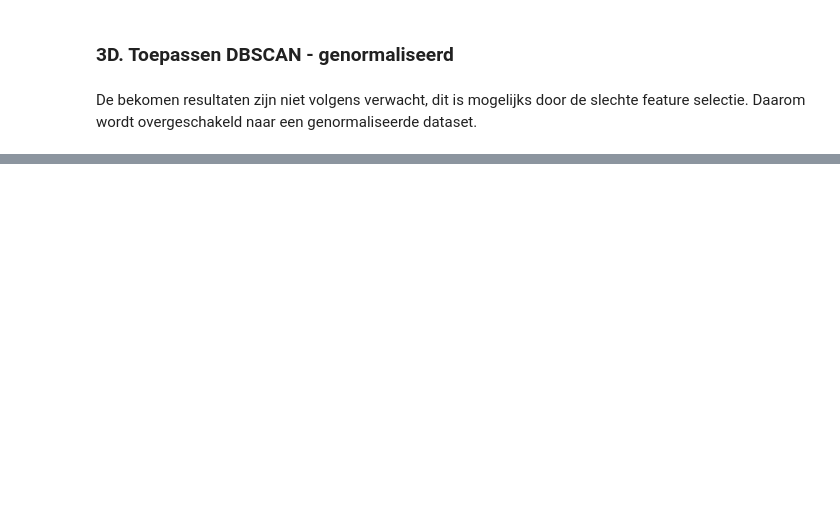
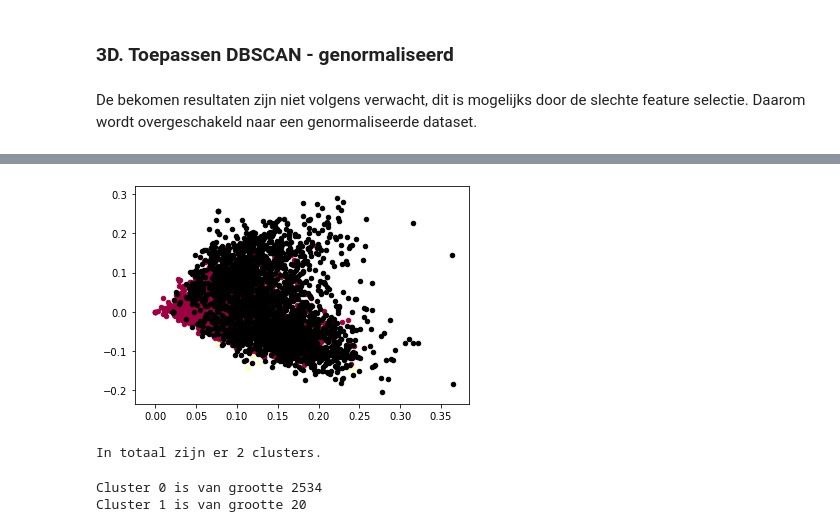
Before and after one commit to WouterStemgee/applied-machine-learning-consumer-complaints-database, a Jupyter notebook: sprint2_unsupervised-learning/sprint2_Lucas.ipynb, the cells around one changed output, grey strips where cells are left out. Cells and saved outputs as stored; diff of their text form; code cells hidden in the pictures; blank space fills up the shorter version.

```diff
--- a/sprint2_unsupervised-learning/sprint2_Lucas.ipynb
+++ b/sprint2_unsupervised-learning/sprint2_Lucas.ipynb
@@ -403,0 +366,28 @@ plt.show()
+# %%
+plotClusters2D(X2_fitted,db_X)
+# %% [output]
+[figure, added]
+# %%
+# Run DBSCAN with essay1
+core_samples_mask = np.zeros_like(db.labels_, dtype=bool)
+core_samples_mask[db.core_sample_indices_] = True
+labels1 = db.labels_
+n_clusters_ = len(set(labels1)) - (1 if -1 in labels1 else 0) # Number of clusters in labels
+print("In totaal zijn er "+str(n_clusters_)+ " clusters.")
+# %% [output]
+In totaal zijn er 2 clusters.
+# %%
+clusters1 = {}
+for c, i in enumerate(labels1):
+    # als het een ruis punt is, overslaan
+    if i == -1:
+        continue
+    elif i in clusters1:
+        clusters1[i].append( X2_array[c] )
+    else:
+        clusters1[i] = [X2_array[c]]
+for c in clusters1:
+    print("Cluster "+str(c)+ " is van grootte "+str(len(clusters1[c])))
+# %% [output]
+Cluster 0 is van grootte 2534
+Cluster 1 is van grootte 20
```
Also changed, not shown: parts of 39 cells of this notebook.
